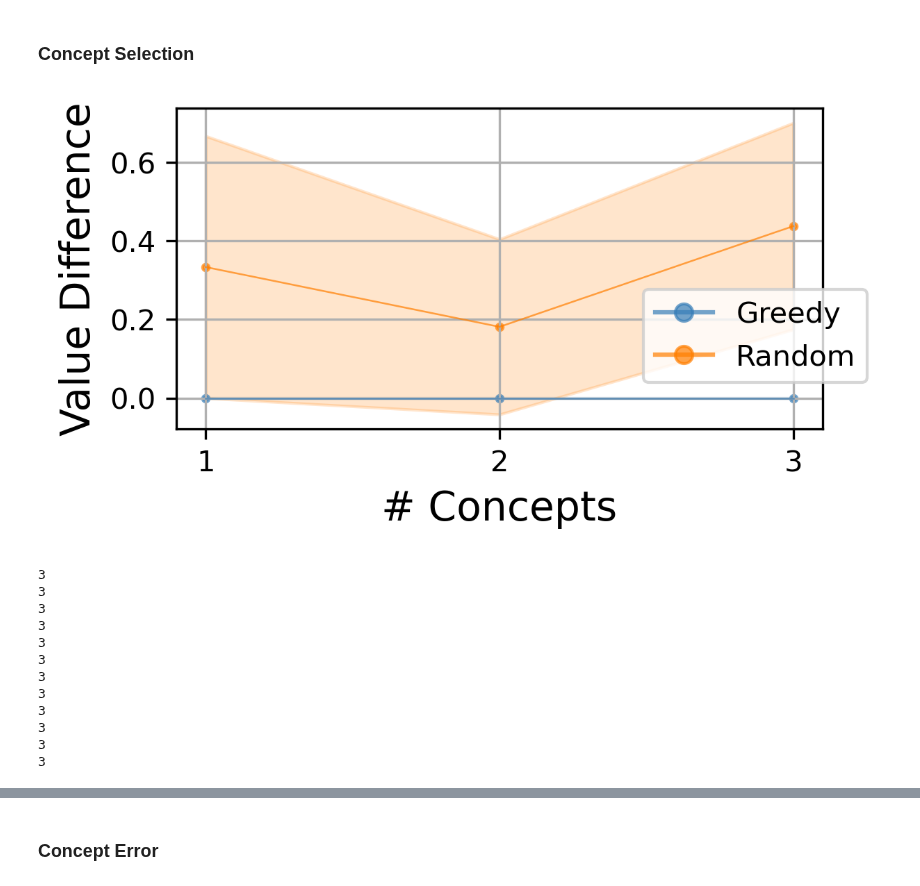
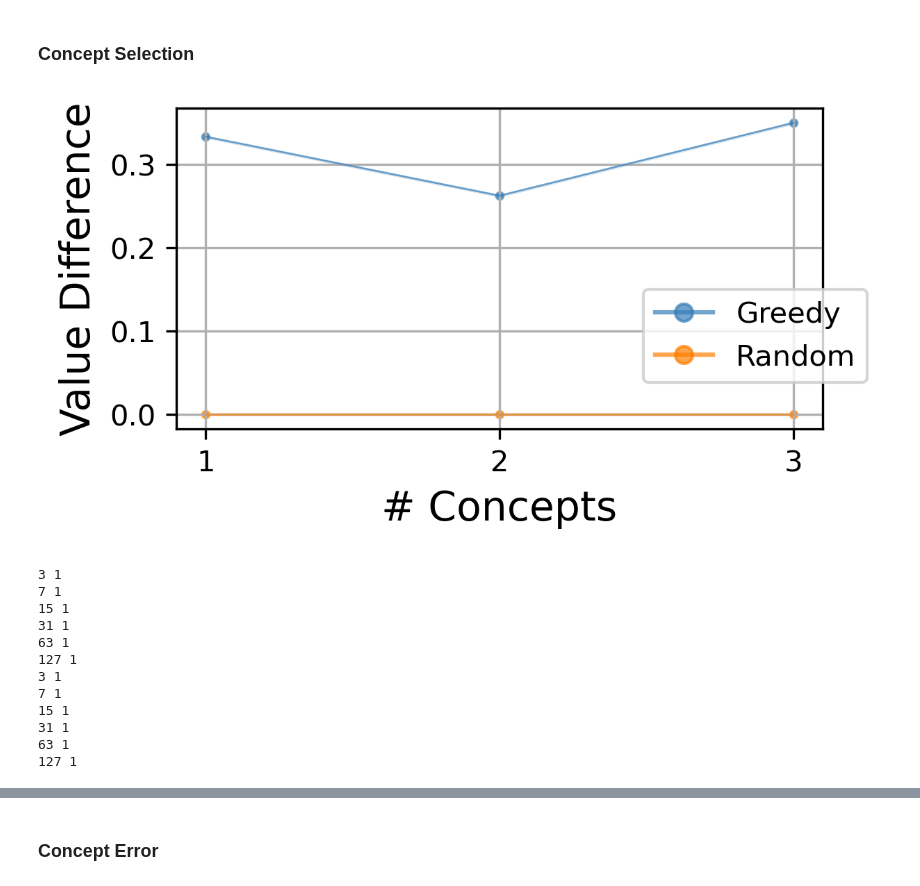
Before and after one commit to naveenr414/concept_decisions, a Jupyter notebook: scripts/notebooks/Plotting.ipynb, the cells around one changed output, grey strips where cells are left out. Saved outputs shown, nothing was run; the diff lists cells and outputs as text; code cells hidden in the pictures.

```diff
--- a/scripts/notebooks/Plotting.ipynb
+++ b/scripts/notebooks/Plotting.ipynb
@@ -20,7 +20,7 @@ style_size = 'paper'
 ### Concept Selection
 # %%
 environment_nodes = [4,8,16]
-baseline_params = {'environment_string': 'cycle', 'show_baseline': True, 'num_concepts_selected': 4}
+baseline_params = {'environment_string': 'cycle', 'show_baseline': True, 'num_concepts_selected': 4, 'seed': 42}
 value_difference = {
     'greedy': [], 'random': [],
 }
@@ -40,37 +40,37 @@ for method in ['random','greedy']:
                 value_difference_local.append(np.max(np.abs(np.array(val)-baseline)))
         value_difference_local = np.array(value_difference_local)
         value_difference[method].append(np.mean(value_difference_local,axis=0))
-        confidences_by_node[method].append(np.std(value_difference_local,axis=0)/len(value_difference)**.5)
+        confidences_by_node[method].append(0)
 # %%
 plot_dimensions = (1,1)
 x_labels = [["# Concepts"]]
 y_labels = [["Value Difference"]]
 sup_y_label = ""
 overall_format = {'figsize':(4,2),
     'style_size': style_size,
     'x_ticks': [[[[0,1,2],[1,2,3]]]],
     'has_grid': True,
 }
 
 fig,ax = create_axes(plot_dimensions,overall_format,x_labels=x_labels,y_labels=y_labels,sup_y_label=sup_y_label)
 
 line_format = {'color_palette': 'six_color', 'linewidth': 10}
 
-plot_line(ax[0][0],[list(range(len(value_difference[method]))) for method in ['greedy','random']],[value_difference[method] for method in ['greedy','random']],[confidences_by_node[method] for method in ['greedy','random']],['Greedy','Random'],line_format)
+plot_line(ax[0][0],[list(range(len(value_difference[method]))) for method in ['greedy','random']],[value_difference[method] for method in ['random','greedy']],[confidences_by_node[method] for method in ['greedy','random']],['Greedy','Random'],line_format)
 
 scatter_format = {'color_palette': 'six_color', 'size': 5, 'linewidth': 10}
 
-plot_scatter(ax[0][0],[list(range(len(value_difference[method]))) for method in ['greedy','random']],[value_difference[method] for method in ['greedy','random']],line_format)
+plot_scatter(ax[0][0],[list(range(len(value_difference[method]))) for method in ['greedy','random']],[value_difference[method] for method in ['random','greedy']],line_format)
 
 legend_format = {'style_size': style_size,'type': 'is_local', 'loc': 'lower left', 'ncol': 1, 'bbox_to_anchor': (0.7,0.1), 'show_point': True, 'fontsize': 14}
 create_legend(fig,ax,plot_dimensions,legend_format)
 
 fig.savefig("../../results/figures/value_differences_cycle.pdf",dpi=300, bbox_inches='tight')
 # %% [output]
-[figure, old version]
+[figure, new version]
 # %%
 environment_nodes = [3,7,15,31,63,127]
-baseline_params = {'environment_string': 'tree', 'show_baseline': True, 'num_concepts_selected': 4}
+baseline_params = {'environment_string': 'tree', 'show_baseline': True, 'num_concepts_selected': 4, 'seed': 42, 'reward_error': 0, 'transition_error': 0}
 value_difference  = {
     'greedy': [], 'random': [],
 }
@@ -83,7 +83,7 @@ for method in ['random','greedy']:
     for n in environment_nodes:
         baseline_params['environment_nodes'] = n
         results = get_results_matching_parameters("synthetic","",baseline_params)
-        print(len(results))
+        print(n,len(results))
         value_difference_local = []
         for r in results:
             baseline = np.array(r['baseline']['values'][0])
@@ -93,20 +93,20 @@ for method in ['random','greedy']:
             value_difference_local.append(temp)
         value_difference_local = np.array(value_difference_local)
         value_difference[method].append(np.mean(value_difference_local,axis=0))
-        confidences_by_node[method].append(np.std(value_difference_local,axis=0)/len(value_difference_local)**.5)
+        confidences_by_node[method].append(0)
 # %% [output]
-3
-3
-3
-3
-3
-3
-3
-3
-3
-3
-3
-3
+3 1
+7 1
+15 1
+31 1
+63 1
+127 1
+3 1
+7 1
+15 1
+31 1
+63 1
+127 1
 # %%
 plot_dimensions = (2,3)
 x_labels = [["","",""],["","",""]]
```
Also changed, not shown: parts of 20 cells of this notebook, 2 other files.
